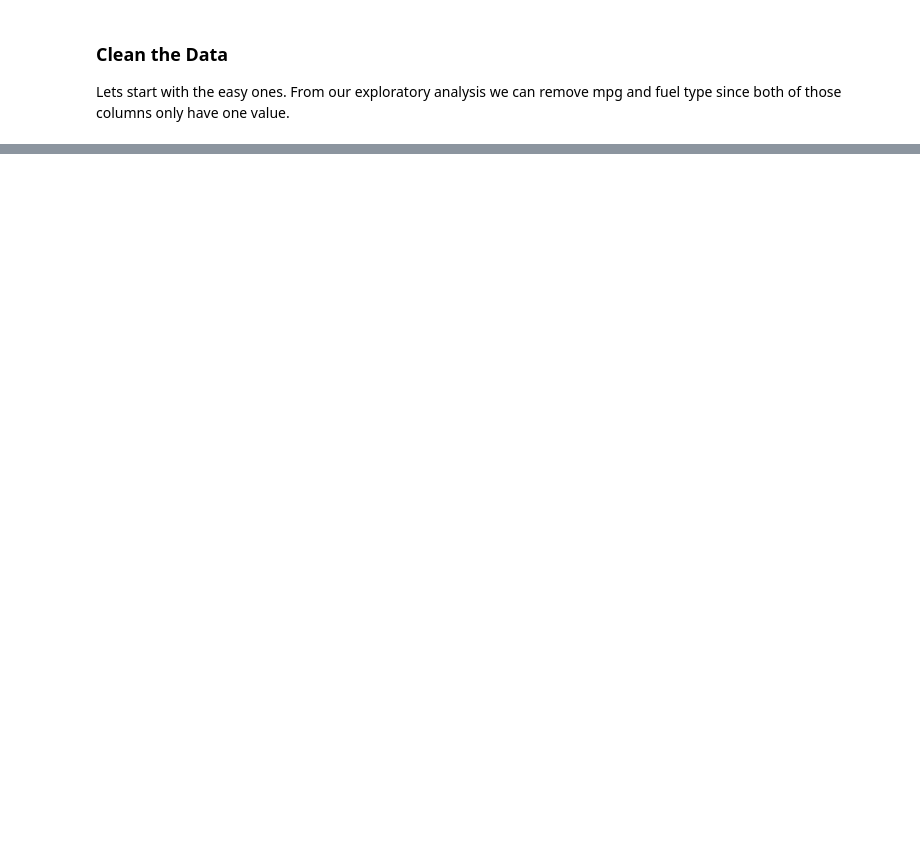
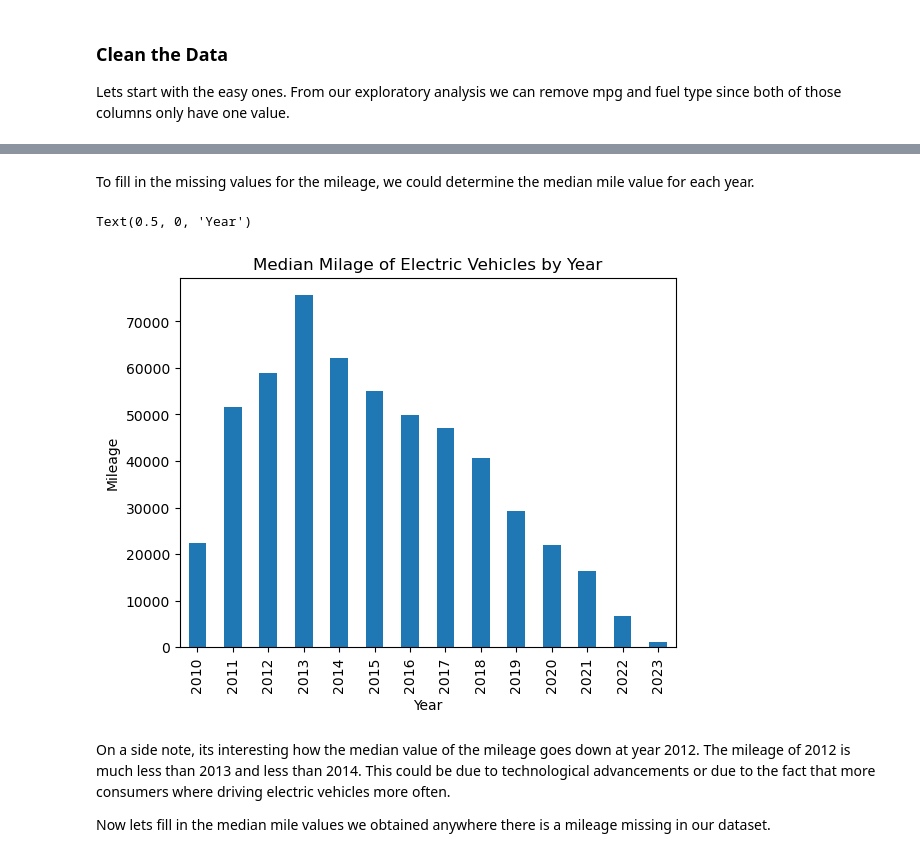
Before and after one commit to Pav-Van/Used-Electric-Vehicle-Analysis-and-Prediction-Model, a Jupyter notebook: Used_cars.ipynb, the cells around one changed output, grey strips where cells are left out. Saved outputs shown, nothing was run; the diff lists cells and outputs as text; code cells hidden in the pictures; blank space fills up the shorter version.

```diff
--- a/Used_cars.ipynb
+++ b/Used_cars.ipynb
@@ -255,3 +267,18 @@ electric_cars.head()
 | 8499 | Audi | RS e-tron GT Base | 2022 | 6741.0 | Electric | 2-Speed Automatic | All-wheel Drive | Mythos Black Metallic | ... |
 | 8500 | Audi | RS e-tron GT Base | 2022 | 7822.0 | Electric | 2-Speed Automatic | All-wheel Drive | Ascari Blue Metallic | ... |
 | 8502 | Audi | RS e-tron GT Base | 2022 | 2319.0 | Electric | 2-Speed Automatic | All-wheel Drive | Mythos Black Metallic | ... |
+# %% [markdown]
+To fill in the missing values for the mileage, we could determine the median mile value for each year.
+# %%
+mileage_by_year = electric_cars.groupby('year').median(numeric_only = True)['mileage']
+mileage_by_year.plot(kind='bar')
+plt.title("Median Milage of Electric Vehicles by Year")
+plt.ylabel('Mileage')
+plt.xlabel('Year')
+# %% [output]
+Text(0.5, 0, 'Year')
+[figure, added]
+# %% [markdown]
+On a side note, its interesting how the median value of the mileage goes down at year 2012. The mileage of 2012 is much less than 2013 and less than 2014. This could be due to technological advancements or due to the fact that more consumers where driving electric vehicles more often.
+
+Now lets fill in the median mile values we obtained anywhere there is a mileage missing in our dataset.
```
Also changed, not shown: parts of 3 cells of this notebook.
